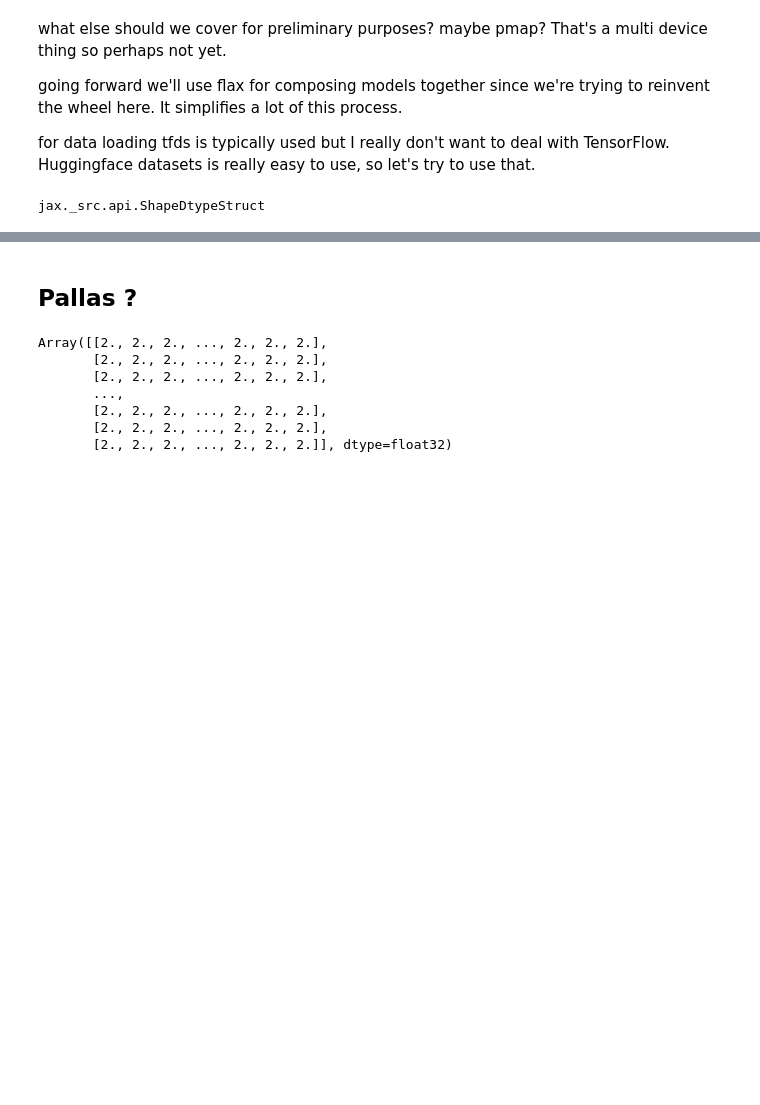
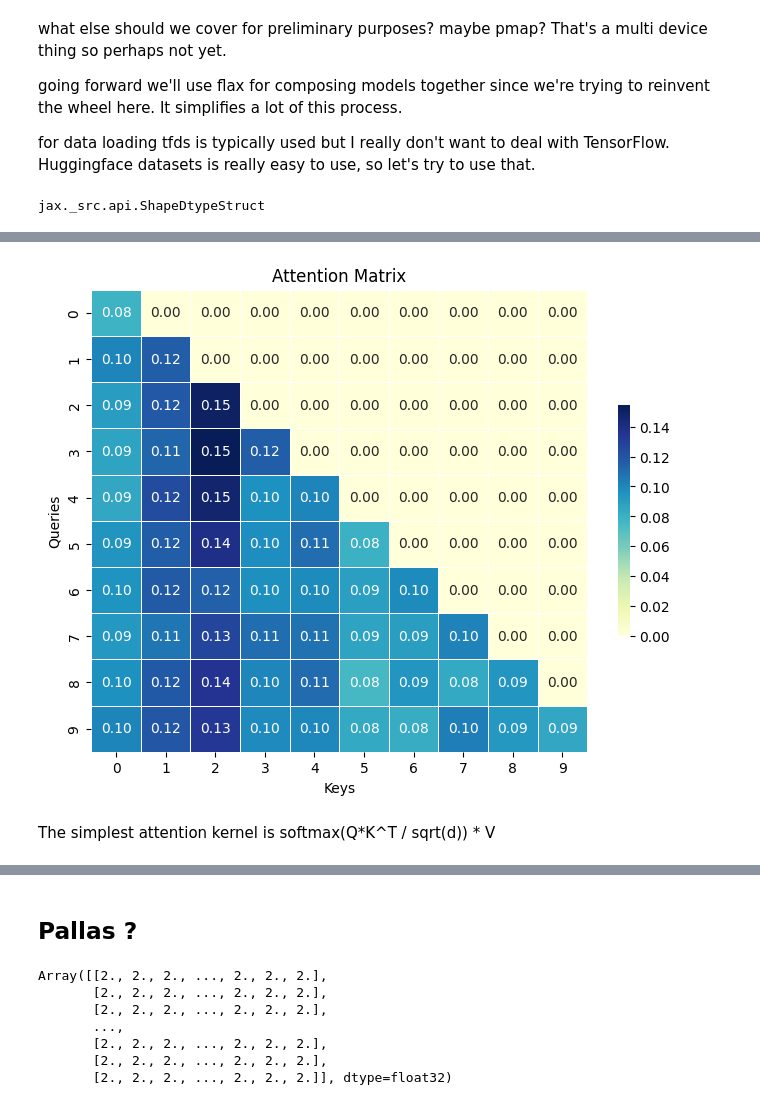
Before and after one commit to domluna/learnjax, a Jupyter notebook: Learn Jax The Way That Makes Sense To Nobody Else.ipynb, the cells around one changed output, grey strips where cells are left out. Drawn from its saved outputs; the diff is of its cells as text; code cells hidden in the pictures; blank space fills up the shorter version.

```diff
--- a/Learn Jax The Way That Makes Sense To Nobody Else.ipynb
+++ b/Learn Jax The Way That Makes Sense To Nobody Else.ipynb
@@ -386,0 +393,25 @@ jax._src.api.ShapeDtypeStruct
+# %%
+import matplotlib.pyplot as plt
+import seaborn as sns
+
+seq_len = 10
+head_dim = 32
+Q = np.random.rand(seq_len, head_dim)
+K = np.random.rand(seq_len, head_dim)
+attn = jnp.tril(jax.nn.softmax((Q @ K.T) / jnp.sqrt(head_dim)))
+
+# Create a heatmap using seaborn
+plt.figure(figsize=(8, 6))
+sns.heatmap(attn, cmap="YlGnBu", annot=True, fmt=".2f", linewidths=.5, cbar_kws={"shrink": .5})
+
+# Set title and labels
+plt.title("Attention Matrix")
+plt.xlabel("Keys")
+plt.ylabel("Queries")
+
+# Show the plot
+plt.show()
+# %% [output]
+[figure, added]
+# %% [markdown]
+The simplest attention kernel is softmax(Q*K^T / sqrt(d)) * V
```
Also changed, not shown: parts of 6 cells of this notebook, 1 other file.
